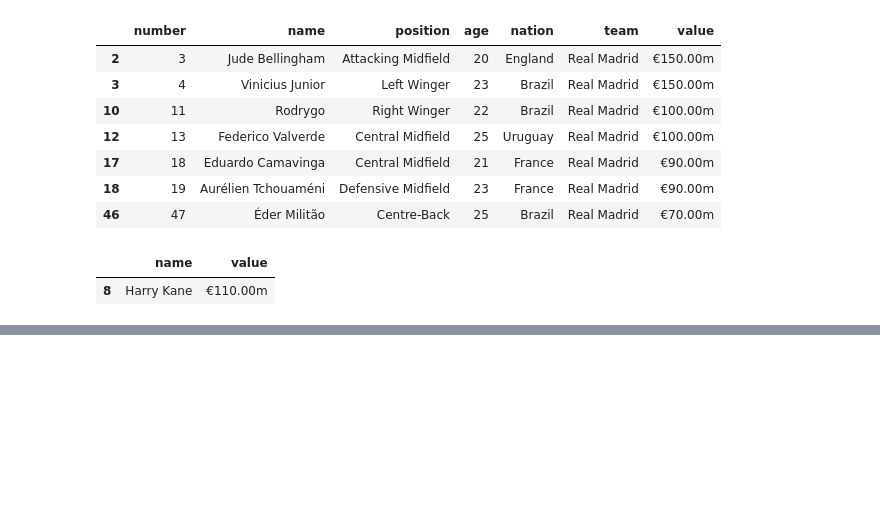
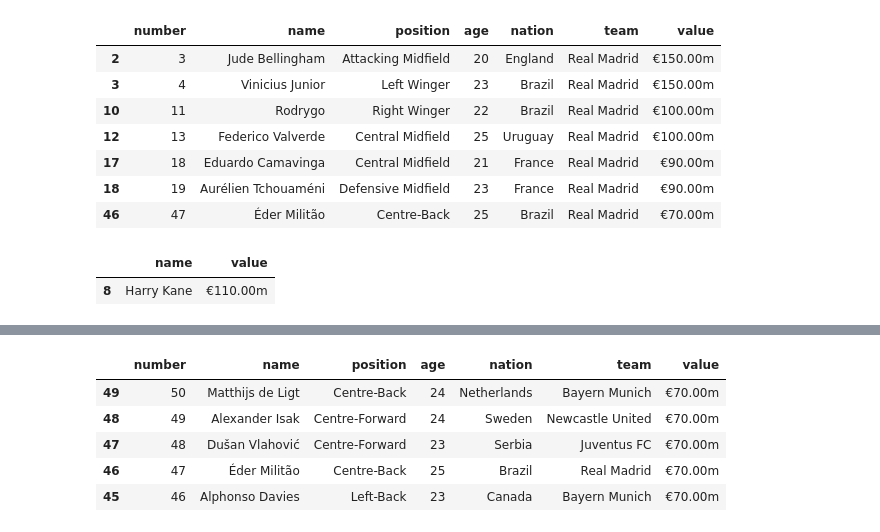
Before and after one commit to MinuSpurs/Football_player_price_analysis, a Jupyter notebook: Pandas_with_Player50.ipynb, the cells around one changed output, grey strips where cells are left out. Cells and saved outputs as stored; diff of their text form; code cells hidden in the pictures; blank space fills up the shorter version.

```diff
--- a/Pandas_with_Player50.ipynb
+++ b/Pandas_with_Player50.ipynb
@@ -214,0 +224,9 @@ df.loc[df['age']>=30, ['name', 'value']]
+# %%
+df.sort_index(ascending=False)[:5]
+# %% [output]
+|  | number | name | position | age | nation | team | value |
+| 49 | 50 | Matthijs de Ligt | Centre-Back | 24 | Netherlands | Bayern Munich | €70.00m |
+| 48 | 49 | Alexander Isak | Centre-Forward | 24 | Sweden | Newcastle United | €70.00m |
+| 47 | 48 | Dušan Vlahović | Centre-Forward | 23 | Serbia | Juventus FC | €70.00m |
+| 46 | 47 | Éder Militão | Centre-Back | 25 | Brazil | Real Madrid | €70.00m |
+| 45 | 46 | Alphonso Davies | Left-Back | 23 | Canada | Bayern Munich | €70.00m |
```
Also changed, not shown: parts of 14 cells of this notebook, 1 other file.
